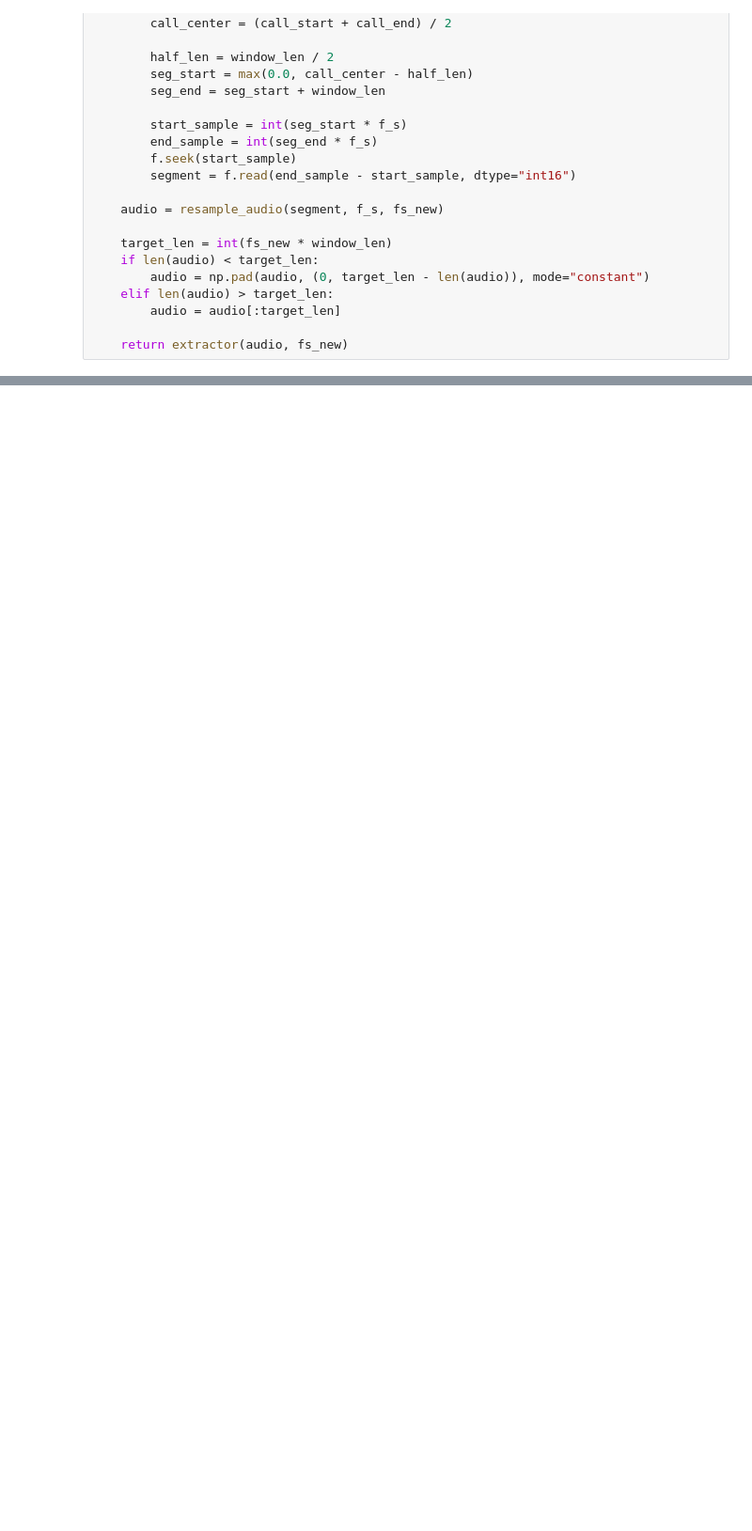
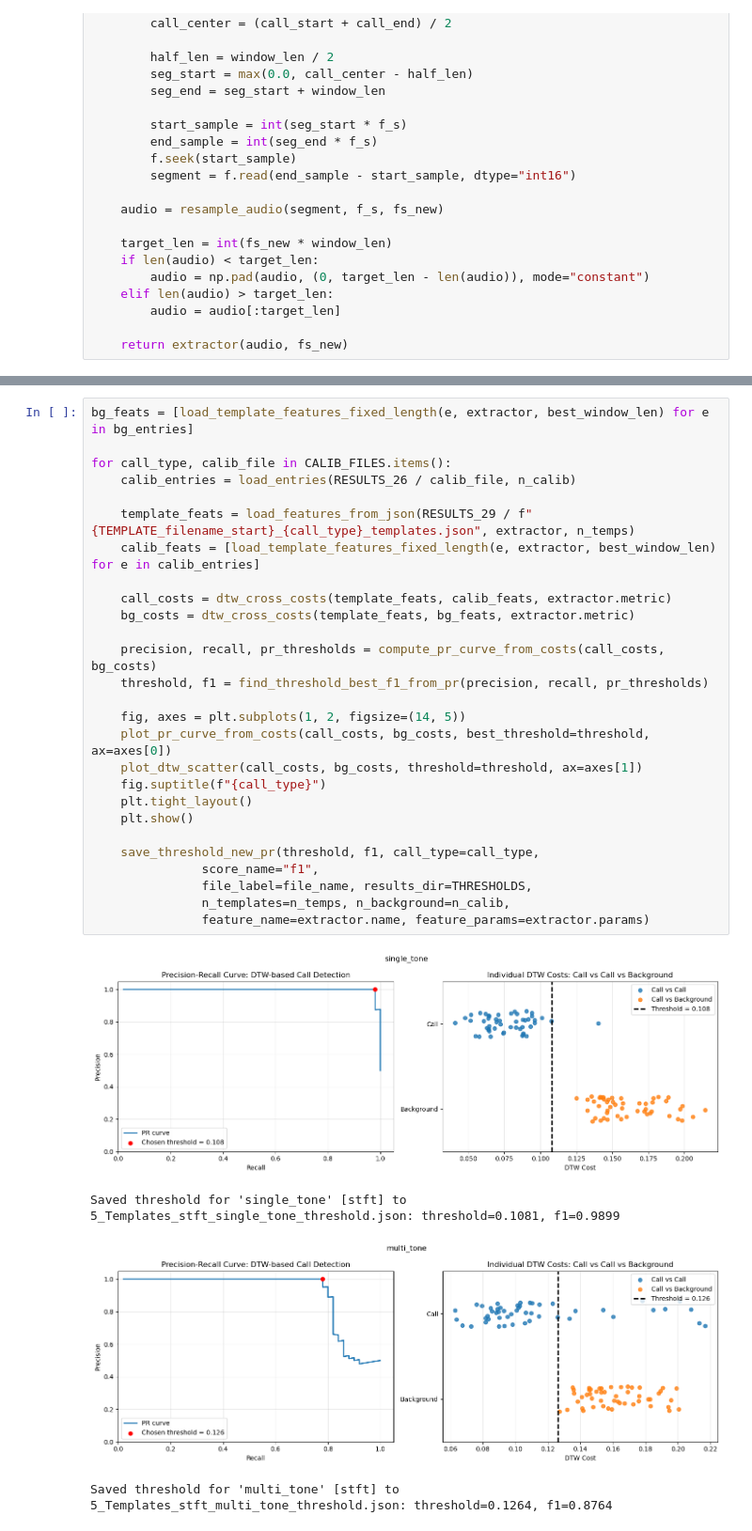
Before and after one commit to koekiekat/Skripsie, a Jupyter notebook: Mod_Software/calib_test_PR.ipynb, the cells around one changed output, grey strips where cells are left out. Shown at 94% size. Cells and saved outputs as stored; diff of their text form; blank space fills up the shorter version.

```diff
--- a/Mod_Software/calib_test_PR.ipynb
+++ b/Mod_Software/calib_test_PR.ipynb
@@ -215,0 +276,32 @@ Saved threshold for 'burst_tonal' [stft] to 5_Templates_stft_burst_tonal_thresho
+# %%
+bg_feats = [load_template_features_fixed_length(e, extractor, best_window_len) for e in bg_entries]
+
+for call_type, calib_file in CALIB_FILES.items():
+    calib_entries = load_entries(RESULTS_26 / calib_file, n_calib)
+
+    template_feats = load_features_from_json(RESULTS_29 / f"{TEMPLATE_filename_start}_{call_type}_templates.json", extractor, n_temps)
+    calib_feats = [load_template_features_fixed_length(e, extractor, best_window_len) for e in calib_entries]
+
+    call_costs = dtw_cross_costs(template_feats, calib_feats, extractor.metric)
+    bg_costs = dtw_cross_costs(template_feats, bg_feats, extractor.metric)
+
+    precision, recall, pr_thresholds = compute_pr_curve_from_costs(call_costs, bg_costs)
+    threshold, f1 = find_threshold_best_f1_from_pr(precision, recall, pr_thresholds)
+
+    fig, axes = plt.subplots(1, 2, figsize=(14, 5))
+    plot_pr_curve_from_costs(call_costs, bg_costs, best_threshold=threshold, ax=axes[0])
+    plot_dtw_scatter(call_costs, bg_costs, threshold=threshold, ax=axes[1])
+    fig.suptitle(f"{call_type}")
+    plt.tight_layout()
+    plt.show()
+
+    save_threshold_new_pr(threshold, f1, call_type=call_type,
+               score_name="f1",
+               file_label=file_name, results_dir=THRESHOLDS,
+               n_templates=n_temps, n_background=n_calib,
+               feature_name=extractor.name, feature_params=extractor.params)
+# %% [output]
+[figure, added]
+Saved threshold for 'single_tone' [stft] to 5_Templates_stft_single_tone_threshold.json: threshold=0.1081, f1=0.9899
+[figure, added]
+Saved threshold for 'multi_tone' [stft] to 5_Templates_stft_multi_tone_threshold.json: threshold=0.1264, f1=0.8764
```
Also changed, not shown: parts of 8 cells of this notebook, 8 other files.
